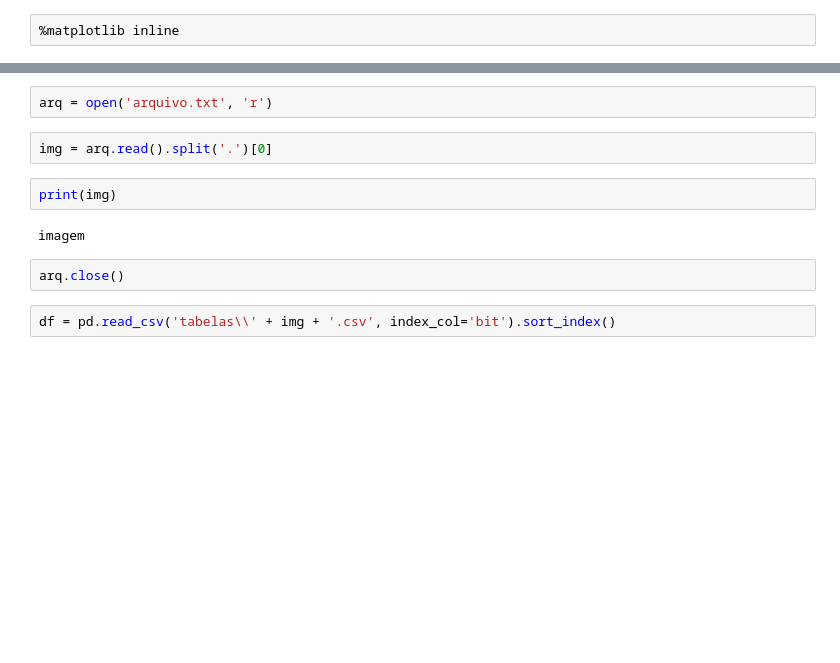
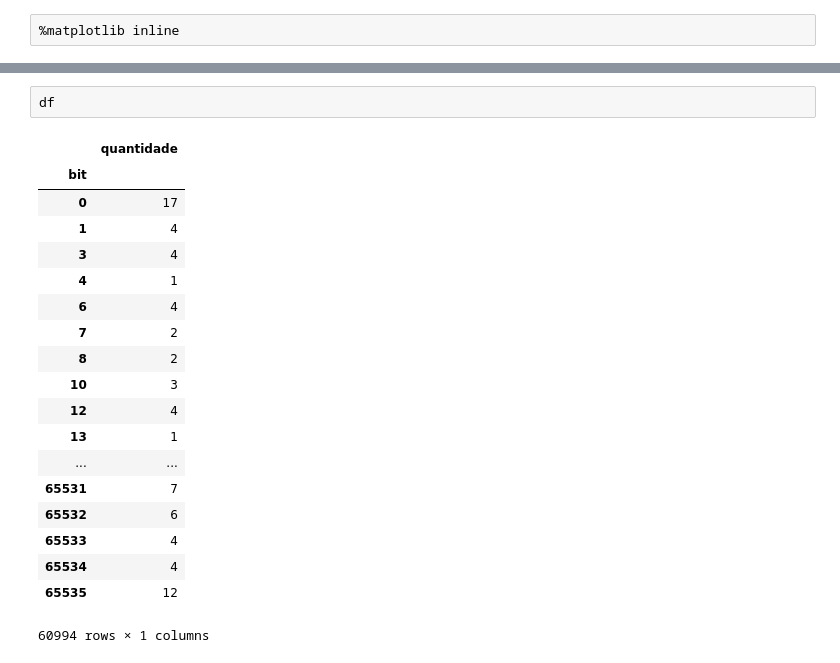
Before and after one commit to matheusantonio/Exercicios-e-Programas-UFF, a Jupyter notebook: PAQ/Trabalho1PAQ/graphic_generator.ipynb, the cells around one changed output, grey strips where cells are left out. Saved outputs shown, nothing was run; the diff lists cells and outputs as text; blank space fills up the shorter version.

Commit message:
arquivo adicionada

```diff
--- a/PAQ/Trabalho1PAQ/graphic_generator.ipynb
+++ b/PAQ/Trabalho1PAQ/graphic_generator.ipynb
@@ -41,15 +11,25 @@ df2.sort_values('quantidade', ascending=False).head()
-# %%
-arq = open('arquivo.txt', 'r')
-# %%
-img = arq.read().split('.')[0]
-# %%
-print(img)
-# %% [output]
-imagem
-# %%
-arq.close()
-# %%
-df = pd.read_csv('tabelas\\' + img + '.csv', index_col='bit').sort_index()
+# %%
+df
+# %% [output]
+|  | quantidade |
+| bit |  |
+| 0 | 17 |
+| 1 | 4 |
+| 3 | 4 |
+| 4 | 1 |
+| 6 | 4 |
+| 7 | 2 |
+| 8 | 2 |
+| 10 | 3 |
+| 12 | 4 |
+| 13 | 1 |
+| ... | ... |
+| 65531 | 7 |
+| 65532 | 6 |
+| 65533 | 4 |
+| 65534 | 4 |
+| 65535 | 12 |
+60994 rows × 1 columns
 # %%
 df.plot(figsize=(15, 5), title='Quantidade de bits')
 # %% [output]
```
Also changed, not shown: parts of 7 cells of this notebook, 9 other files.
